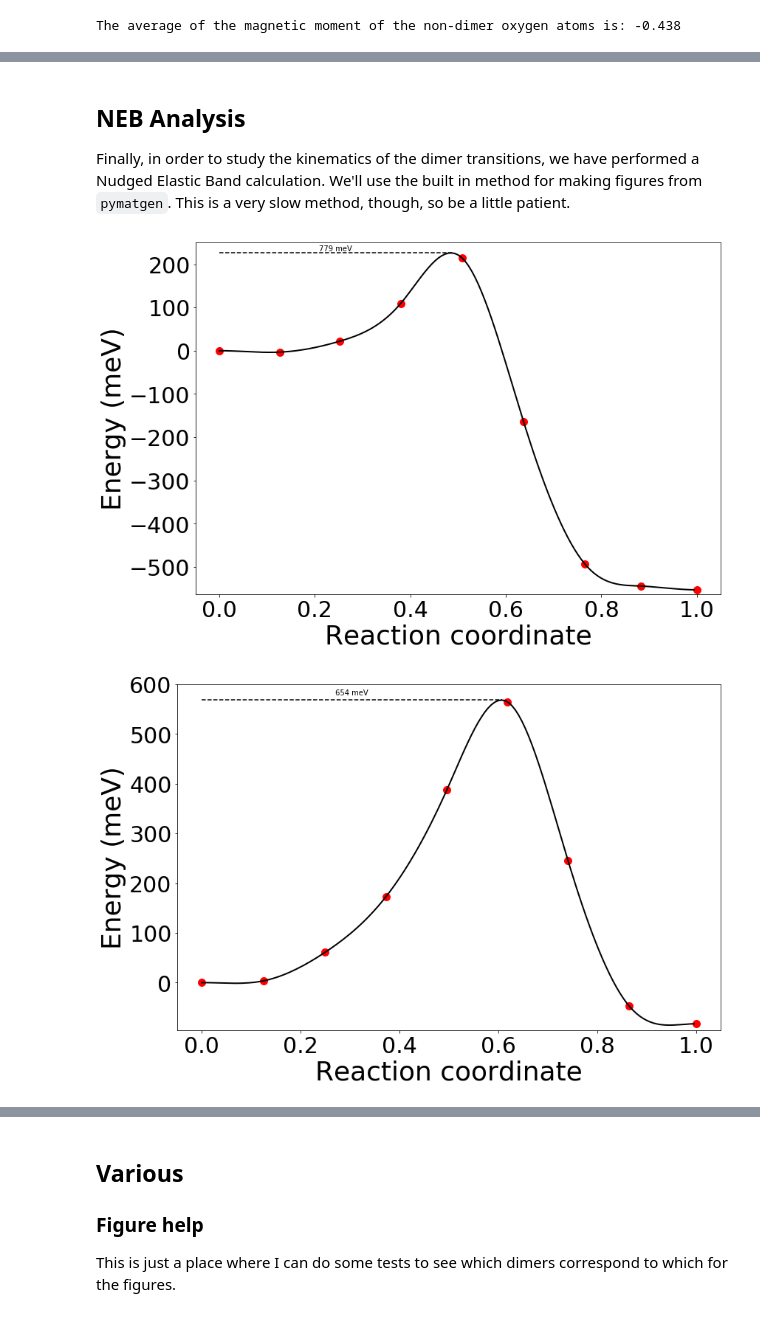
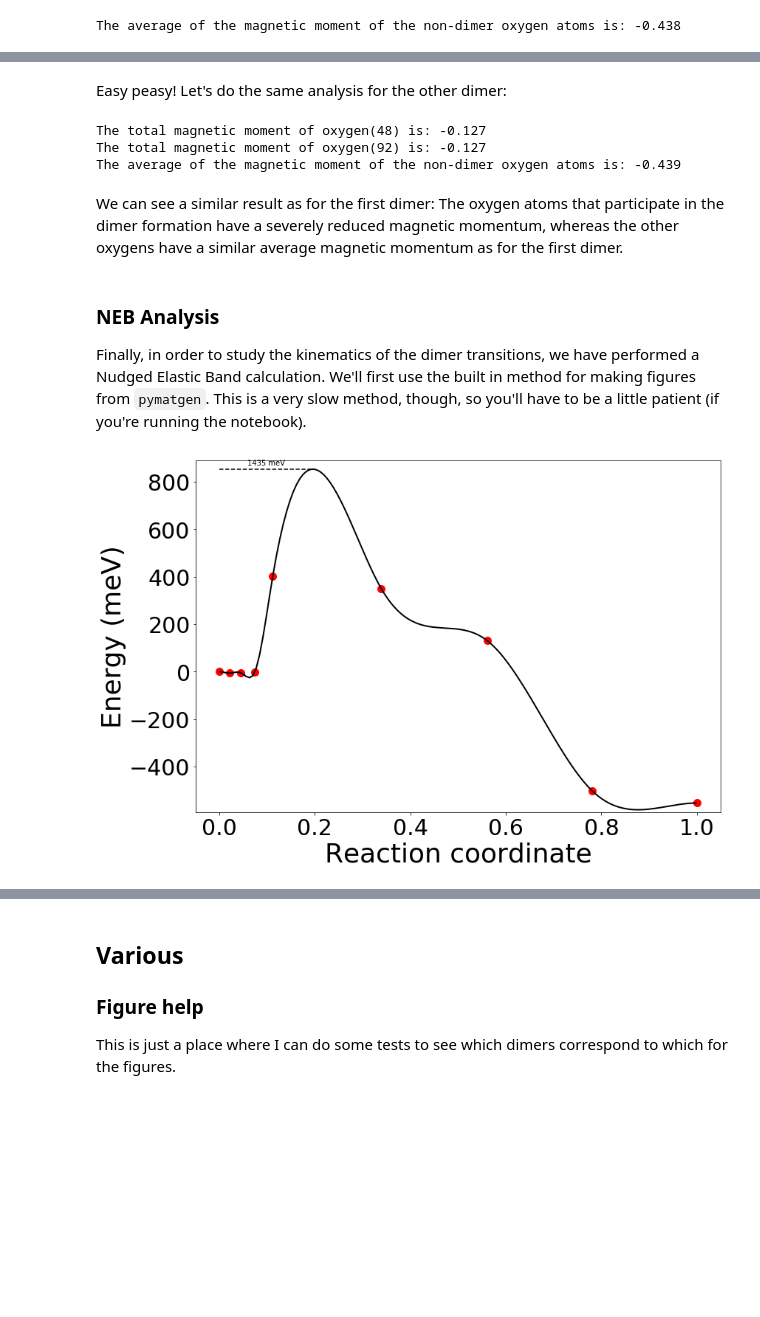
Before and after one commit to CaptainDasheng/jupyter, a Jupyter notebook: dimer_analysis/dimer_analysis.ipynb, the cells around one changed output, grey strips where cells are left out. Cells and saved outputs as stored; diff of their text form; code cells hidden in the pictures; blank space fills up the shorter version.

Commit message:
update_dimer

```diff
--- a/dimer_analysis/dimer_analysis.ipynb
+++ b/dimer_analysis/dimer_analysis.ipynb
@@ -30,0 +15,7 @@ out.magnetization
+# %%
+from pymatgen.io.vasp.outputs import Outcar
+
+pybat_data_dir = "/Users/mbercx/Dropbox/Phd/projects/batteries/data"
+
+li2mno3_out = Outcar(os.path.join(pybat_data_dir, "Li2MnO3/discharged/o3-abc_afm/bulk/hse/scf_pv/OUTCAR"))
+li2mno3_out.magnetization
@@ -329,17 +344,33 @@ Easy peasy!
+# %% [markdown]
+Easy peasy! Let's do the same analysis for the other dimer:
+# %%
+cat_48_92 = Cathode.from_file(
+    os.path.join(pybat_data_dir, "Li2MnO3/0.5/O1-1a/2x2x2/dftu_dimers/dimer_48_92/final/dftu_scf/final_cathode.json")
+)
+print("The total magnetic moment of oxygen(48) is: " + str(cat_48_92.site_properties["magmom"][48]))
+print("The total magnetic moment of oxygen(92) is: " + str(cat_48_92.site_properties["magmom"][92]))
+magmoms = [cat_48_92.site_properties["magmom"][index] for index in range(len(cat_48_92))
+           if cat.sites[index].species_string is "O" and index not in [48, 92]]
+print("The average of the magnetic moment of the non-dimer oxygen atoms is: " +
+      str(round(np.mean(magmoms), 3)))
+# %% [output]
+The total magnetic moment of oxygen(48) is: -0.127
+The total magnetic moment of oxygen(92) is: -0.127
+The average of the magnetic moment of the non-dimer oxygen atoms is: -0.439
+# %% [markdown]
+We can see a similar result as for the first dimer: The oxygen atoms that participate in the dimer formation have a severely reduced magnetic momentum, whereas the other oxygens have a similar average magnetic momentum as for the first dimer.
 # %% [markdown]
-## NEB Analysis
+### NEB Analysis
 
-Finally, in order to study the kinematics of the dimer transitions, we have performed a Nudged Elastic Band calculation. We'll use the built in method for making figures from `pymatgen`. This is a very slow method, though, so be a little patient.
+Finally, in order to study the kinematics of the dimer transitions, we have performed a Nudged Elastic Band calculation. We'll first use the built in method for making figures from `pymatgen`. This is a very slow method, though, so you'll have to be a little patient (if you're running the notebook).
 # %%
 from pymatgen.analysis.transition_state import NEBAnalysis
 
-neb_80_49 = NEBAnalysis.from_dir("./data/dimer_kinetics/dimer_80_49/")
-neb_48_92 = NEBAnalysis.from_dir("./data/dimer_kinetics/dimer_48_92/")
+neb_80_49 = NEBAnalysis.from_dir(
+    os.path.join(pybat_data_dir, "Li2MnO3/0.5/O1-1a/2x2x2/dftu_dimers/dimer_80_49/")
+)
 # %%
-neb_80_49.get_plot().show()
+fig = neb_80_49.get_plot()
+fig.show()
 # %% [output]
-[figure, old version]
+[figure, new version]
-# %%
-neb_48_92.get_plot().show()
-# %% [output]
-[figure, removed]
```
Also changed, not shown: parts of 36 cells of this notebook, 1 other file.
